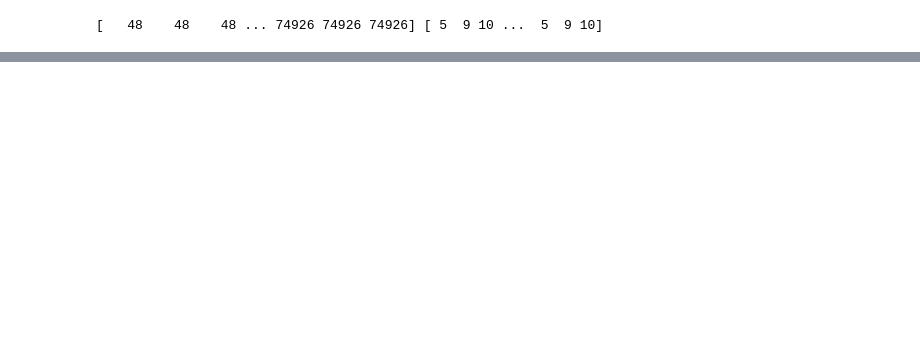
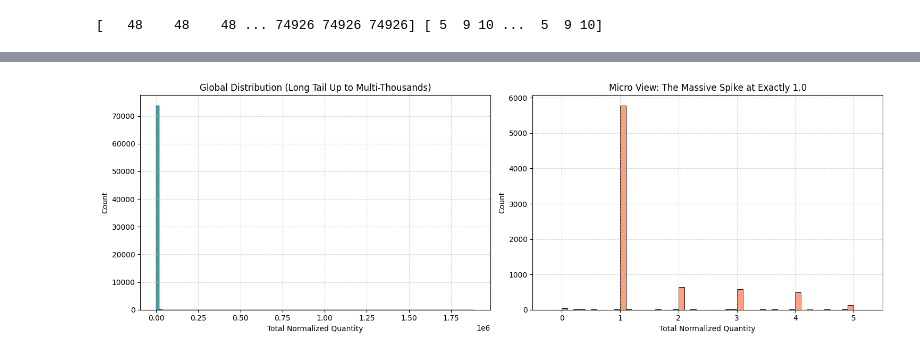
Before and after one commit to CR4ZYM4D/AmazonPricePredictor, a Jupyter notebook: notebooks/nb.ipynb, the cells around one changed output, grey strips where cells are left out. Saved outputs shown, nothing was run; the diff lists cells and outputs as text; code cells hidden in the pictures; blank space fills up the shorter version.

```diff
--- a/notebooks/nb.ipynb
+++ b/notebooks/nb.ipynb
@@ -272,0 +358,39 @@ df.to_csv("../base_dataset/train.csv")
+# %%
+import matplotlib.pyplot as plt
+import seaborn as sns
+
+fig, (ax1, ax2) = plt.subplots(1, 2, figsize=(15, 5))
+
+# --- Plot 1: Global View ---
+# We keep the macro view so viewers understand there's a long tail stretching to thousands.
+sns.histplot(data=df, x='total_normalized_quantity', color="teal", ax=ax1, bins=100)
+ax1.set_title('Global Distribution (Long Tail Up to Multi-Thousands)')
+ax1.set_xlabel('Total Normalized Quantity')
+ax1.set_ylabel('Count')
+ax1.grid(True, linestyle='--', alpha=0.5)
+
+# --- Plot 2: Focused Micro View around 1.0 ---
+# Since 1.0 is exactly where the peak is, we restrict the data filter closely around it
+# and remove the KDE line since KDE struggles with a single perfectly discrete spike.
+zoomed_data = df[(df['total_normalized_quantity'] >= 0) & (df['total_normalized_quantity'] <= 5)]
+
+sns.histplot(
+    data=zoomed_data,
+    x='total_normalized_quantity',
+    color="coral",
+    ax=ax2,
+    bins=50,
+    element="bars"  # Standard bars work best here since we are looking at real frequency
+)
+
+# Set the window to frame the 1.0 spike elegantly
+ax2.set_xlim(-0.5, 5.5)
+ax2.set_title('Micro View: The Massive Spike at Exactly 1.0')
+ax2.set_xlabel('Total Normalized Quantity')
+ax2.set_ylabel('Count')
+ax2.grid(True, linestyle='--', alpha=0.5)
+
+plt.tight_layout()
+plt.show()
+# %% [output]
+[figure, added]
```
Also changed, not shown: parts of 6 cells of this notebook, 17 other files.
